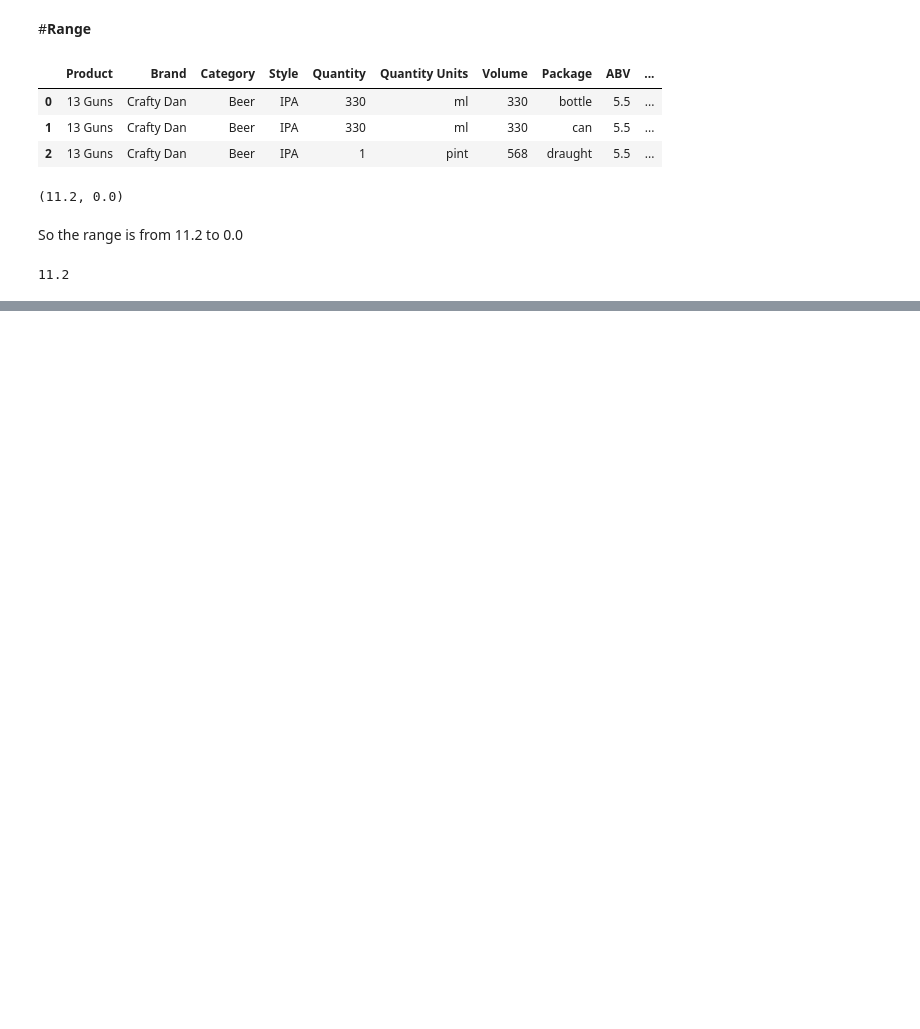
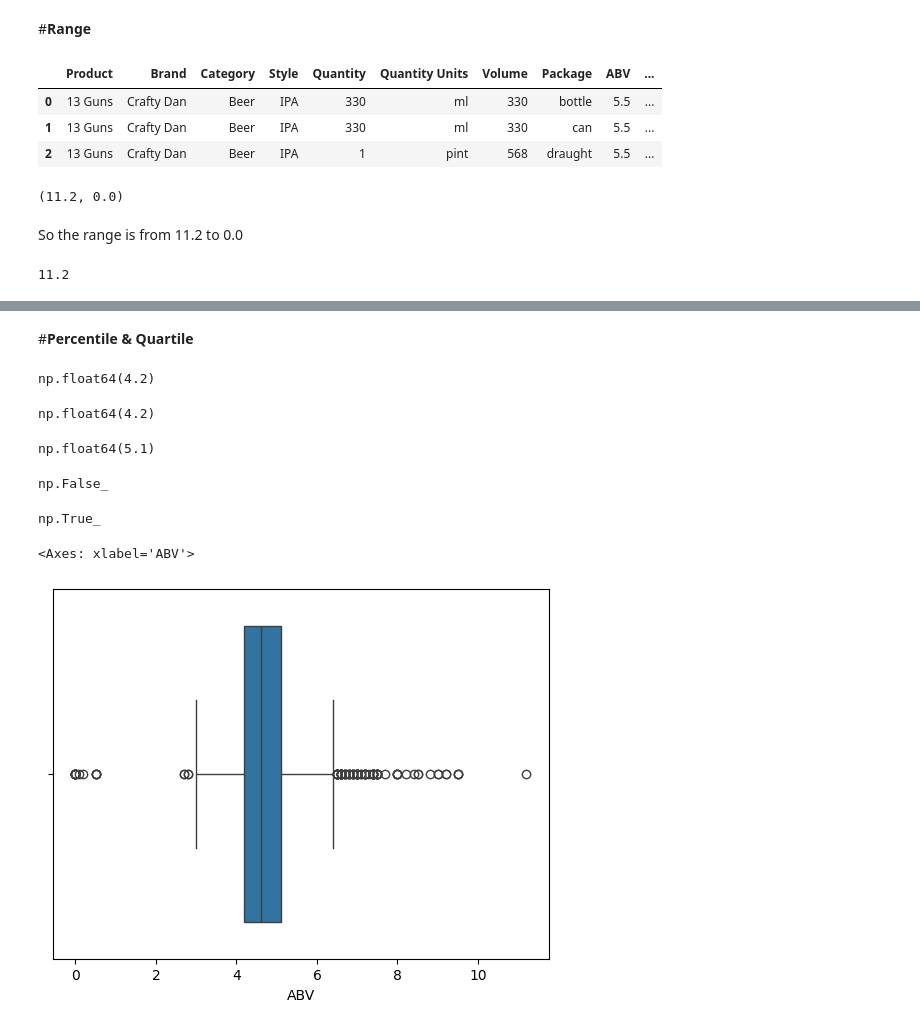
Before and after one commit to karishmasd/Data_Science, a Jupyter notebook: Measure_of_Variability.ipynb, the cells around one changed output, grey strips where cells are left out. Saved outputs shown, nothing was run; the diff lists cells and outputs as text; code cells hidden in the pictures; blank space fills up the shorter version.

```diff
--- a/Measure_of_Variability.ipynb
+++ b/Measure_of_Variability.ipynb
@@ -29,0 +113,29 @@ range
+# %% [markdown]
+#**Percentile & Quartile**
+# %%
+data['ABV'].quantile(0.25)
+# %% [output]
+np.float64(4.2)
+# %%
+np.percentile(data['ABV'],25)
+# %% [output]
+np.float64(4.2)
+# %%
+np.percentile(data['ABV'],75)
+# %% [output]
+np.float64(5.1)
+# %%
+is_equal = data['ABV'].quantile(0.50) == data['ABV'].mean()
+is_equal
+# %% [output]
+np.False_
+# %%
+is_equal = data['ABV'].quantile(0.50) == data['ABV'].median()
+is_equal
+# %% [output]
+np.True_
+# %%
+sns.boxplot(data,x='ABV')
+# %% [output]
+<Axes: xlabel='ABV'>
+[figure, added]
```
Also changed, not shown: parts of 19 cells of this notebook.
